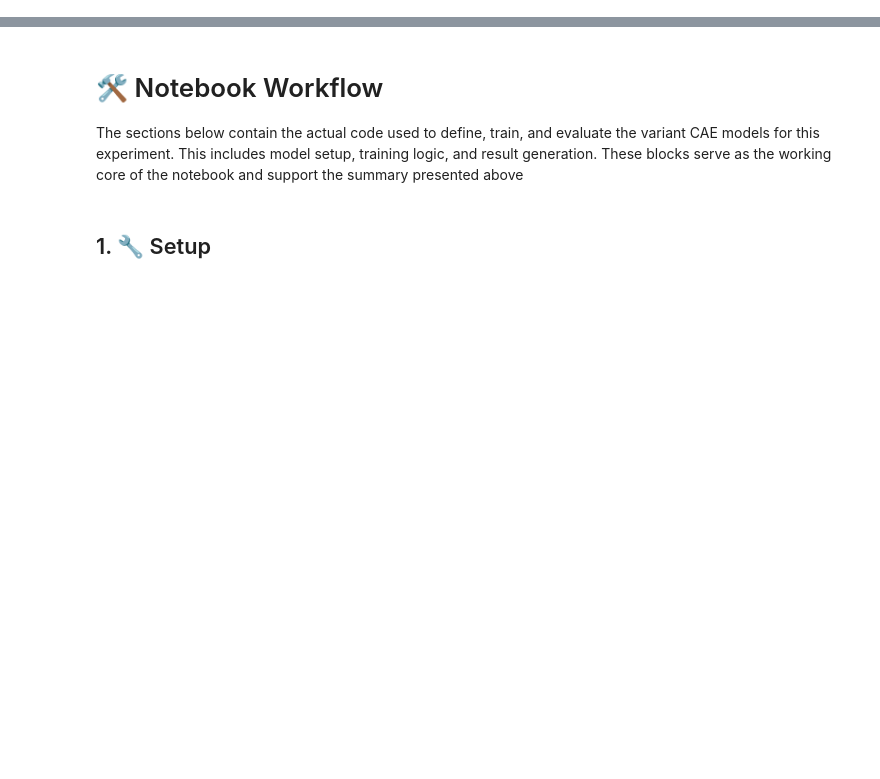
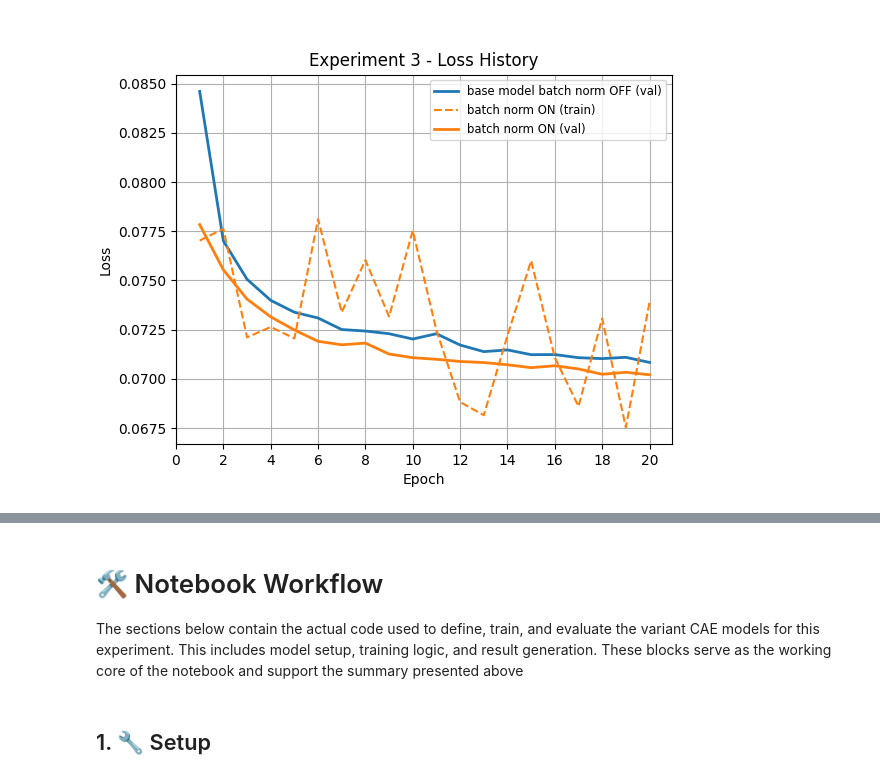
Before and after one commit to vlad-uve/CAE-MNIST, a Jupyter notebook: notebooks/CAE_experiment_3(batch_norm).ipynb, the cells around one changed output, grey strips where cells are left out. Saved outputs shown, nothing was run; the diff lists cells and outputs as text; code cells hidden in the pictures; blank space fills up the shorter version.

```diff
--- a/notebooks/CAE_experiment_3(batch_norm).ipynb
+++ b/notebooks/CAE_experiment_3(batch_norm).ipynb
@@ -77,0 +79,4 @@ The model is trained using the `run_model_training()` function, following the sa
+# %%
+display(Image(filename="CAE-MNIST/outputs/experiment_3_files/experiment_3_image_loss.png"))
+# %% [output]
+[figure, added]
```
Also changed, not shown: parts of 18 cells of this notebook.
